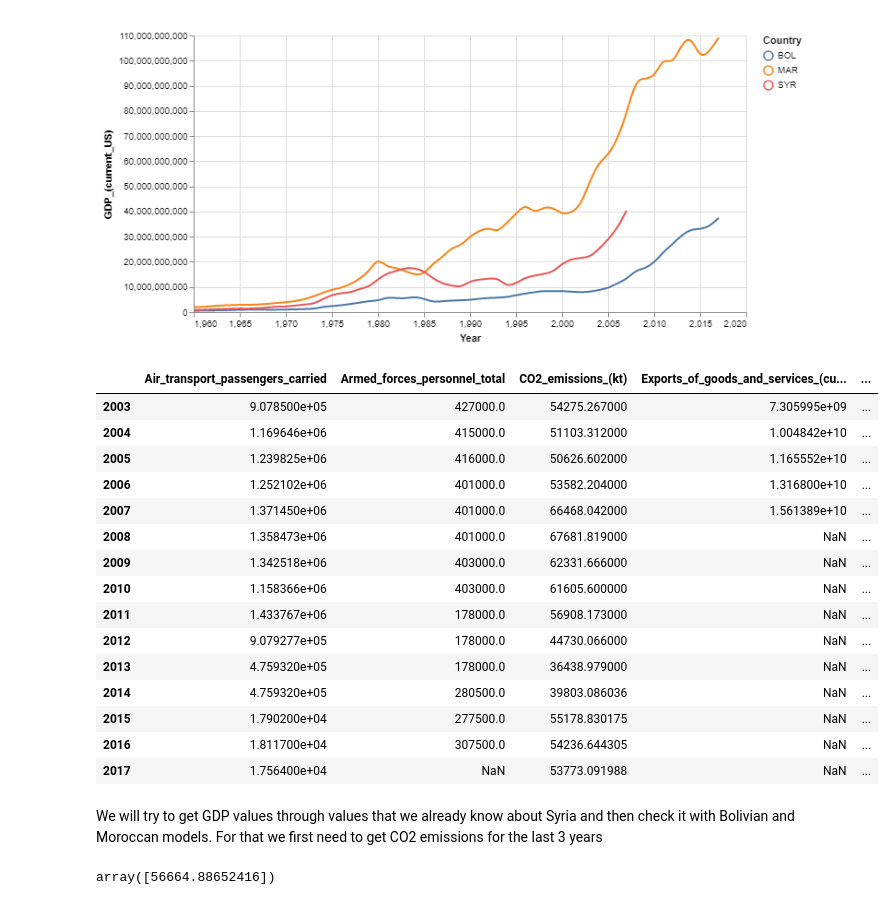
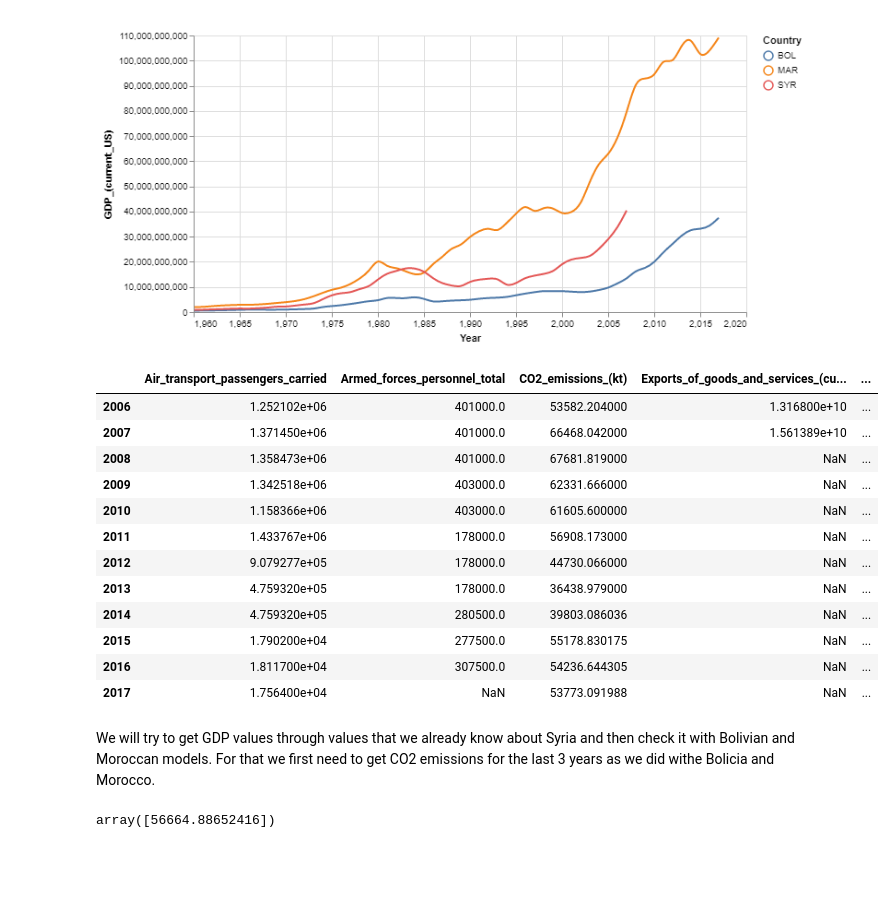
Before and after one commit to VicenteMolina/what-would-have-happened-if, a Jupyter notebook: LinearRegressions.ipynb, the cells around one changed output. Drawn from its saved outputs; the diff is of its cells as text; code cells hidden in the pictures; blank space fills up the shorter version.

```diff
--- a/LinearRegressions.ipynb
+++ b/LinearRegressions.ipynb
@@ -262,12 +273,9 @@ alt.layer(line, selectors, points, rules, text, data=df, width=600, height=300)
 <vega.vegalite.VegaLite at 0x...>
 [figure]
 # %%
-df_syria.tail(15)
+df_syria.tail(12)
 # %% [output]
 |  | Air_transport_passengers_carried | Armed_forces_personnel_total | CO2_emissions_(kt) | Exports_of_goods_and_services_(cu... | ... |
-| 2003 | 9.078500e+05 | 427000.0 | 54275.267000 | 7.305995e+09 | ... |
-| 2004 | 1.169646e+06 | 415000.0 | 51103.312000 | 1.004842e+10 | ... |
-| 2005 | 1.239825e+06 | 416000.0 | 50626.602000 | 1.165552e+10 | ... |
 | 2006 | 1.252102e+06 | 401000.0 | 53582.204000 | 1.316800e+10 | ... |
 | 2007 | 1.371450e+06 | 401000.0 | 66468.042000 | 1.561389e+10 | ... |
 | 2008 | 1.358473e+06 | 401000.0 | 67681.819000 | NaN | ... |
@@ -281,7 +289,7 @@ df_syria.tail(15)
 | 2016 | 1.811700e+04 | 307500.0 | 54236.644305 | NaN | ... |
 | 2017 | 1.756400e+04 | NaN | 53773.091988 | NaN | ... |
 # %% [markdown]
-We will try to get GDP values through values that we already know about Syria and then check it with Bolivian and Moroccan models. For that we first need to get CO2 emissions for the last 3 years
+We will try to get GDP values through values that we already know about Syria and then check it with Bolivian and Moroccan models. For that we first need to get CO2 emissions for the last 3 years as we did withe Bolicia and Morocco.
 # %%
 df_syria['const'] = 1
 # %%
```
Also changed, not shown: parts of 17 cells of this notebook.
